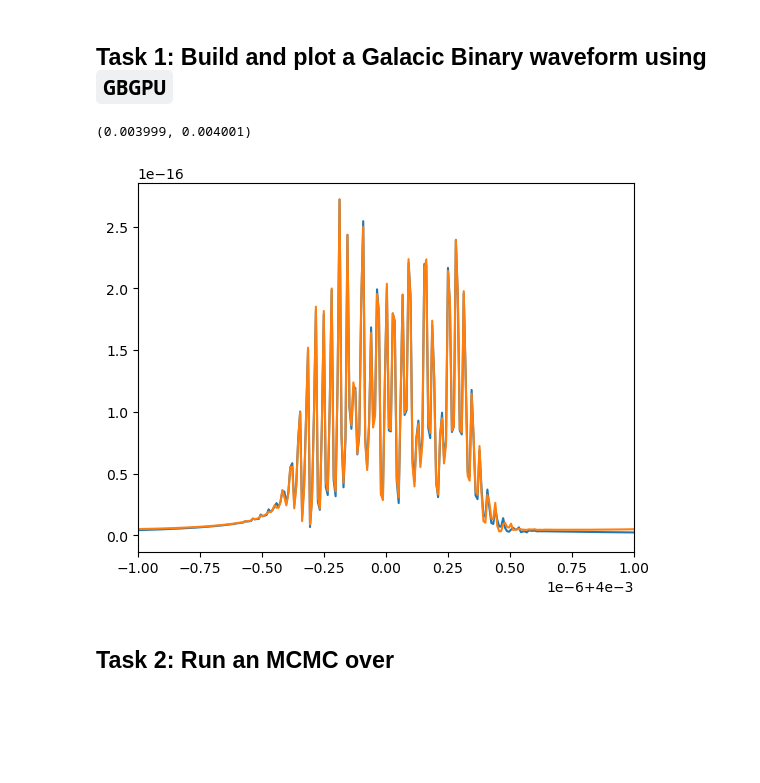
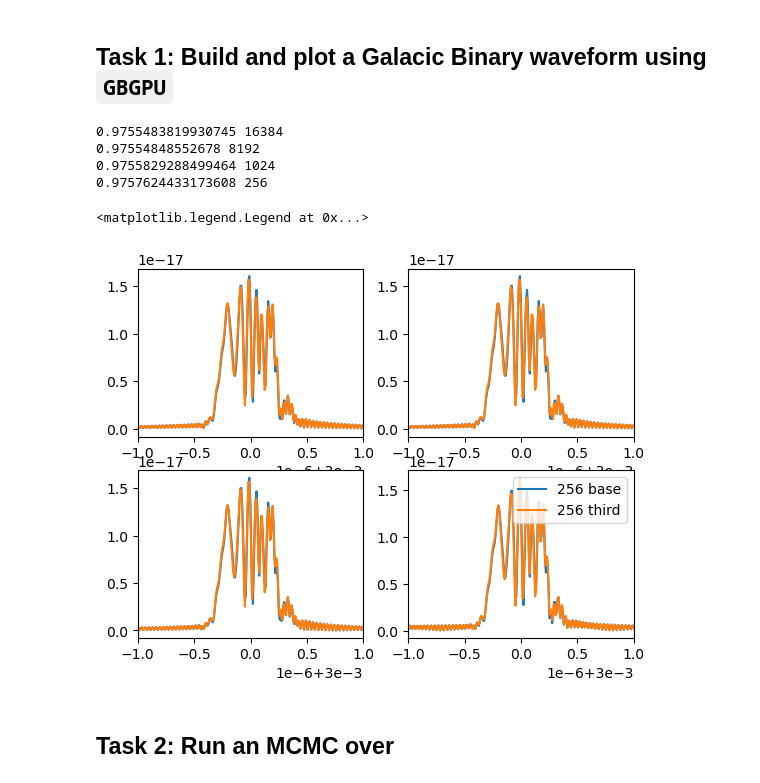
Before and after one commit to mikekatz04/LATW, a Jupyter notebook: tutorials/Tutorial6.ipynb, the cells around one changed output. Cells and saved outputs as stored; diff of their text form; code cells hidden in the pictures; blank space fills up the shorter version.

```diff
--- a/tutorials/Tutorial6.ipynb
+++ b/tutorials/Tutorial6.ipynb
@@ -17,25 +19,54 @@ from gbgpu.gbgpu import GBGPU
 # %%
 gb = GBGPU()
+gb_third = GBGPUThirdBody()
+from lisatools.diagnostic import inner_product
+from lisatools.datacontainer import DataResidualArray
 # %%
-amp = 1e-22
-f0 = 4e-3
-fdot = 1e-17
-fddot = 0.0
-phi0 = 2.3
-inc = np.pi/5.23232
-psi = 2.980322
-lam = 4.05934323
-beta = 0.623121
-Tobs = YRSID_SI
-gb.run_wave(amp, f0, fdot, fddot, phi0, inc, psi, lam, beta, N=16384)  # T=Tobs, oversample=4)
-plt.plot(gb.freqs[0], np.abs(gb.A[0]))
-gb.run_wave(amp, f0, fdot, fddot, phi0, inc, psi, lam, beta, N=256)  # T=Tobs, oversample=4)
+amp = 2e-23  # amplitude
+f0 = 3e-3  # f0
+fdot = 7.538331e-18  # fdot
+fddot = 0.0 # fddot
+phi0 = 0.1  # initial phase
+inc = 0.2  # inclination
+psi = 0.3  # polarization angle
+lam = 0.4  # ecliptic longitude
+beta_sky = 0.5  # ecliptic latitude
+A2 = 400.0  # third body amplitude parameter
+varpi = 0.0  # varpi phase parameter
+e2 = 0.3  # eccentricity of third body
+P2 = 1.2  # period of third body
+T2 = 0.5 * P2  # time of periapsis passage of third body
 
-plt.plot(gb.freqs[0], np.abs(gb.A[0]))
-plt.xlim(0.003999, 0.004001)
+
+Tobs = 4 * YRSID_SI
+df = 1/ Tobs
+fig, ax = plt.subplots(2, 2)
+ax = ax.ravel()
+for i, N in enumerate([256, 1024, 8192, 16384][::-1]):
+    gb.run_wave(amp, f0, fdot, fddot, phi0, inc, psi, lam, beta, N=N)  # T=Tobs, oversample=4)
+
+    ax[i].plot(gb.freqs[0], np.abs(gb.A[0]), label=str(N) + " base")
+    gb_third.run_wave(amp, f0, fdot, fddot, phi0, inc, psi, lam, beta, A2, varpi, e2, P2, T2, N=N)  # T=Tobs, oversample=4)
+    ax[i].plot(gb_third.freqs[0], np.abs(gb_third.A[0]), label=str(N) + " third")
+    ax[i].set_xlim(0.002999, 0.003001)
+
+    base = DataResidualArray([gb.A[0], gb.E[0]], f_arr=gb.freqs[0])
+    third = DataResidualArray([gb_third.A[0], gb_third.E[0]], f_arr=gb_third.freqs[0])
+
+    overlap = inner_product(base, third, psd="A1TDISens", normalize=True)
+    print(overlap, N)
+
+
+# gb.run_wave(amp, f0, fdot, fddot, phi0, inc, psi, lam, beta, N=256)  # T=Tobs, oversample=4)
+ax[-1].legend()
+# plt.plot(gb.freqs[0], np.abs(gb.A[0]))
 # %% [output]
-(0.003999, 0.004001)
+0.9755483819930745 16384
+0.97554848552678 8192
+0.9755829288499464 1024
+0.9757624433173608 256
+<matplotlib.legend.Legend at 0x...>
-[figure, old version]
+[figure, new version]
 # %% [markdown]
 ## Task 2: Run an MCMC over
 # %%
```
Also changed, not shown: parts of 8 cells of this notebook, 6 other files.
